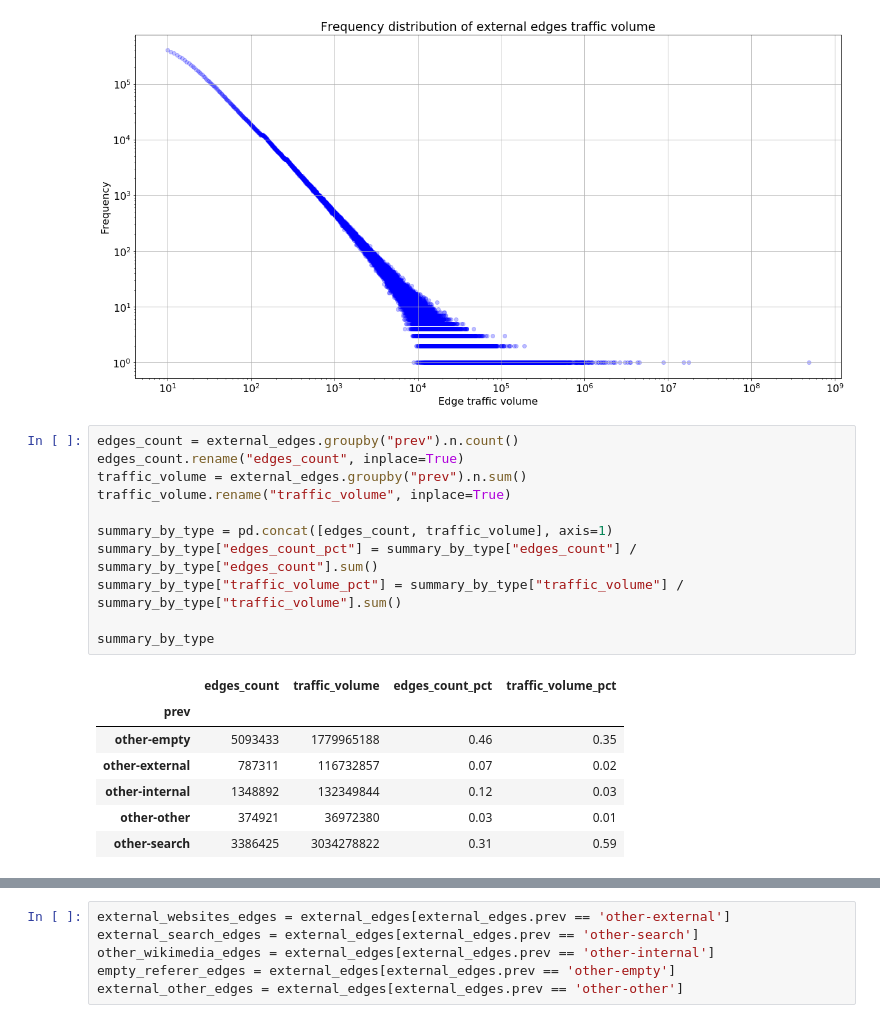
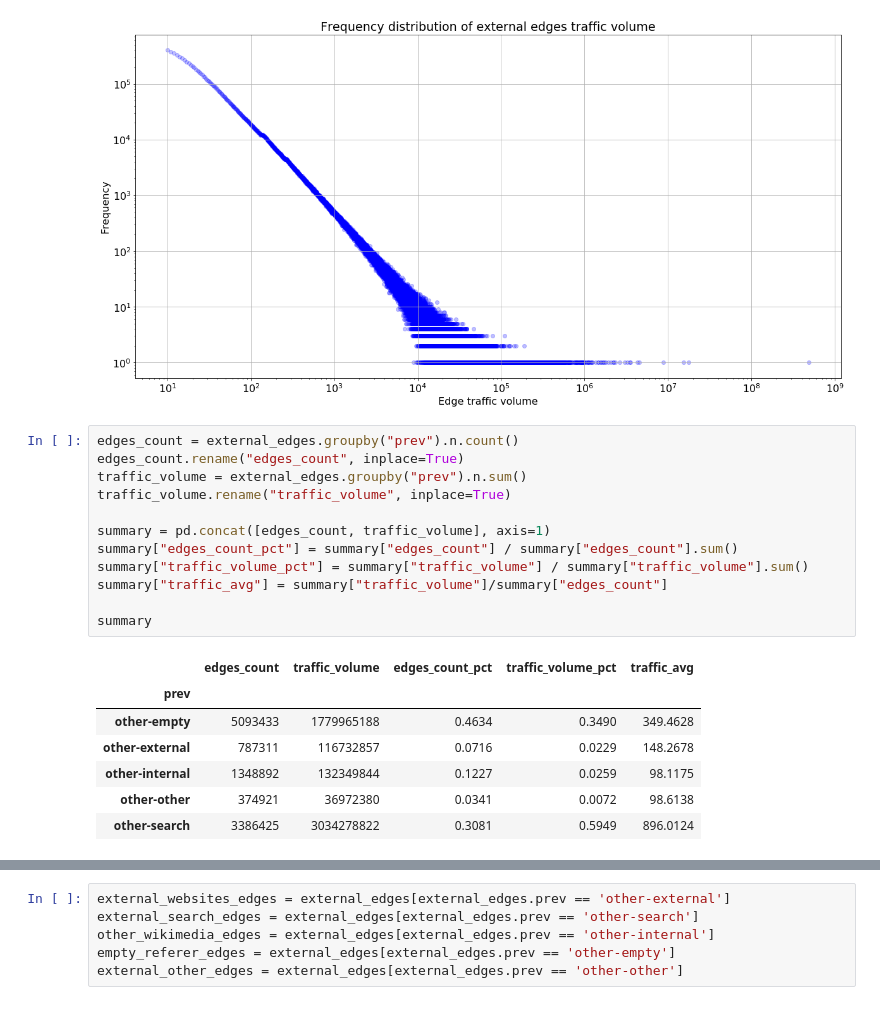
Before and after one commit to 33eyes/wiki-clickstream-graph, a Jupyter notebook: English_Wikipedia_EDA.ipynb, the cells around one changed output, grey strips where cells are left out. Saved outputs shown, nothing was run; the diff lists cells and outputs as text.

```diff
--- a/English_Wikipedia_EDA.ipynb
+++ b/English_Wikipedia_EDA.ipynb
@@ -212,21 +224,22 @@ plt.title("Frequency distribution of external edges traffic volume");
 # %%
 edges_count = external_edges.groupby("prev").n.count()
 edges_count.rename("edges_count", inplace=True)
 traffic_volume = external_edges.groupby("prev").n.sum()
 traffic_volume.rename("traffic_volume", inplace=True)
 
-summary_by_type = pd.concat([edges_count, traffic_volume], axis=1)
-summary_by_type["edges_count_pct"] = summary_by_type["edges_count"] / summary_by_type["edges_count"].sum()
-summary_by_type["traffic_volume_pct"] = summary_by_type["traffic_volume"] / summary_by_type["traffic_volume"].sum()
+summary = pd.concat([edges_count, traffic_volume], axis=1)
+summary["edges_count_pct"] = summary["edges_count"] / summary["edges_count"].sum()
+summary["traffic_volume_pct"] = summary["traffic_volume"] / summary["traffic_volume"].sum()
+summary["traffic_avg"] = summary["traffic_volume"]/summary["edges_count"]
 
-summary_by_type
+summary
 # %% [output]
-|  | edges_count | traffic_volume | edges_count_pct | traffic_volume_pct |
-| prev |  |  |  |  |
-| other-empty | 5093433 | 1779965188 | 0.46 | 0.35 |
-| other-external | 787311 | 116732857 | 0.07 | 0.02 |
-| other-internal | 1348892 | 132349844 | 0.12 | 0.03 |
-| other-other | 374921 | 36972380 | 0.03 | 0.01 |
-| other-search | 3386425 | 3034278822 | 0.31 | 0.59 |
+|  | edges_count | traffic_volume | edges_count_pct | traffic_volume_pct | traffic_avg |
+| prev |  |  |  |  |  |
+| other-empty | 5093433 | 1779965188 | 0.4634 | 0.3490 | 349.4628 |
+| other-external | 787311 | 116732857 | 0.0716 | 0.0229 | 148.2678 |
+| other-internal | 1348892 | 132349844 | 0.1227 | 0.0259 | 98.1175 |
+| other-other | 374921 | 36972380 | 0.0341 | 0.0072 | 98.6138 |
+| other-search | 3386425 | 3034278822 | 0.3081 | 0.5949 | 896.0124 |
 # %%
 ax = plt.gca()
```
Also changed, not shown: parts of 113 cells of this notebook.
